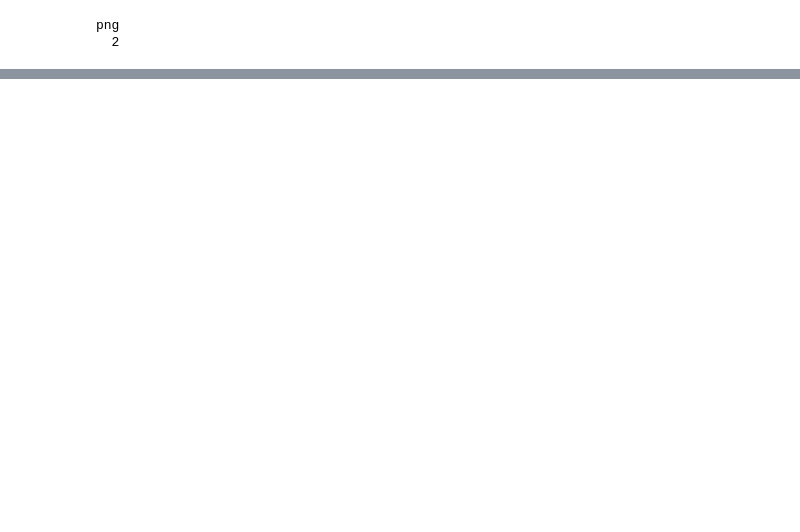
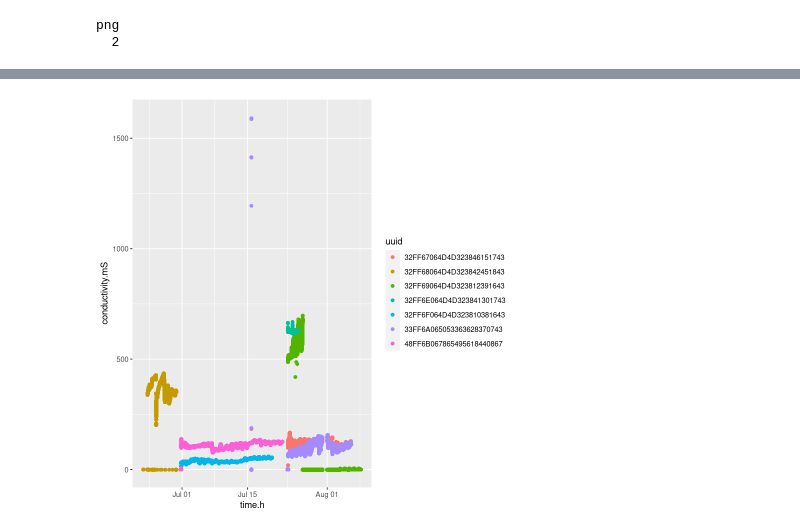
Before and after one commit to rrivirr/SensorDataProcessing, a Jupyter notebook: rriv_methane/Figures.ipynb, the cells around one changed output, grey strips where cells are left out. Cells and saved outputs as stored; diff of their text form; code cells hidden in the pictures; blank space fills up the shorter version.

```diff
--- a/rriv_methane/Figures.ipynb
+++ b/rriv_methane/Figures.ipynb
@@ -38,4 +60,8 @@ outputDir<-"~/Desktop/waterbear/thesisFigures"
 # head(conductivityData)
 # names(conductivityData)
+# %%
+# saveDFcsv(conductivityData)
+
+conductivityData<-read.csv("~/Desktop/waterbear/thesisFigures/conductivityData.csv",header=TRUE)
 # %%
 ch4Data<-concat_dirs(directory = ch4DataDir,readFn = read_rriv_CSV, filePattern = "CSV", minFileSize = 500)
@@ -354,0 +557,4 @@ png
+# %%
+unique(conductivityData$duuid)
+conductivityData<-conductivityData[!is.na(conductivityData$duuid) & conductivityData$duuid != "ebug",]
+unique(conductivityData$duuid)
@@ -354,0 +571,12 @@ png
+# %%
+names(conductivityData)
+# head(conductivityData)
+# str(conductivityData)
+
+conductivityData$time.h<-lubridate::as_datetime(conductivityData$time.h)
+conductivityData$time.s<-as.numeric(conductivityData$time.s)
+conductivityData$conductivity.mS<-as.numeric(conductivityData$conductivity.mS)
+
+range(conductivityData$time.s)
+
+subset_time<-conductivityData[conductivityData$time.s>1620000000,]
@@ -354,0 +595,3 @@ png
+# %%
+ggplot(data=subset_time, aes(x=time.h, y=conductivity.mS, color=uuid))+geom_point()
+# %% [output]
@@ -354,0 +600 @@ png
+[figure, added]
```
Also changed, not shown: parts of 53 cells of this notebook, 3 other files.
